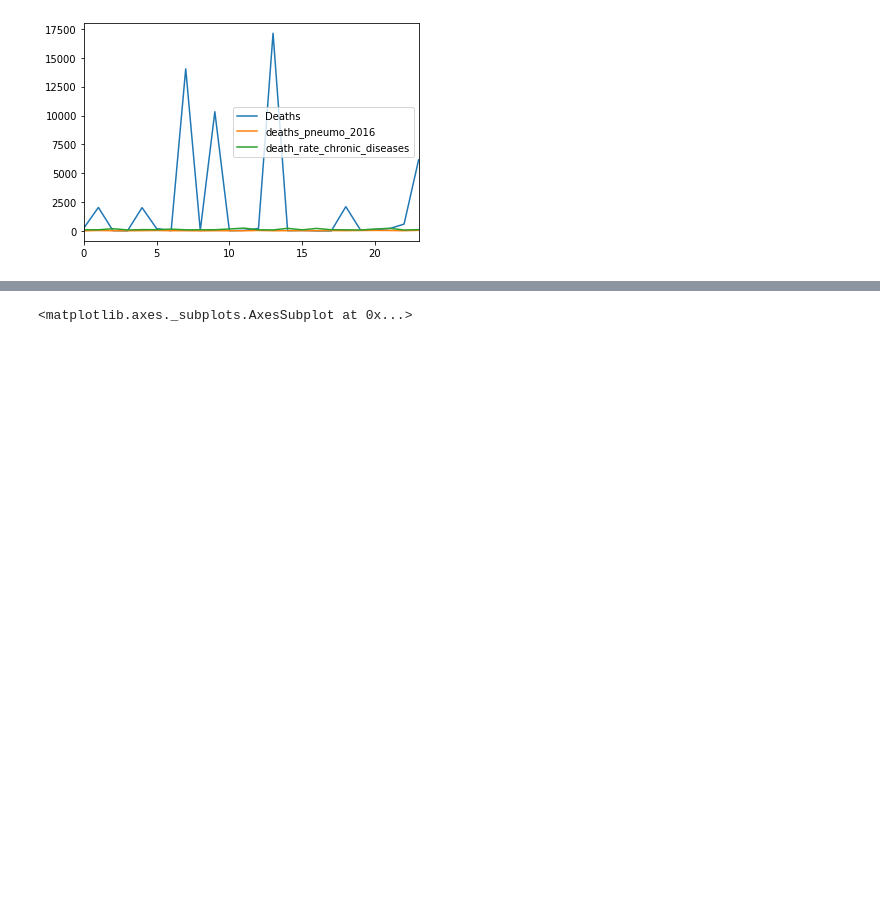
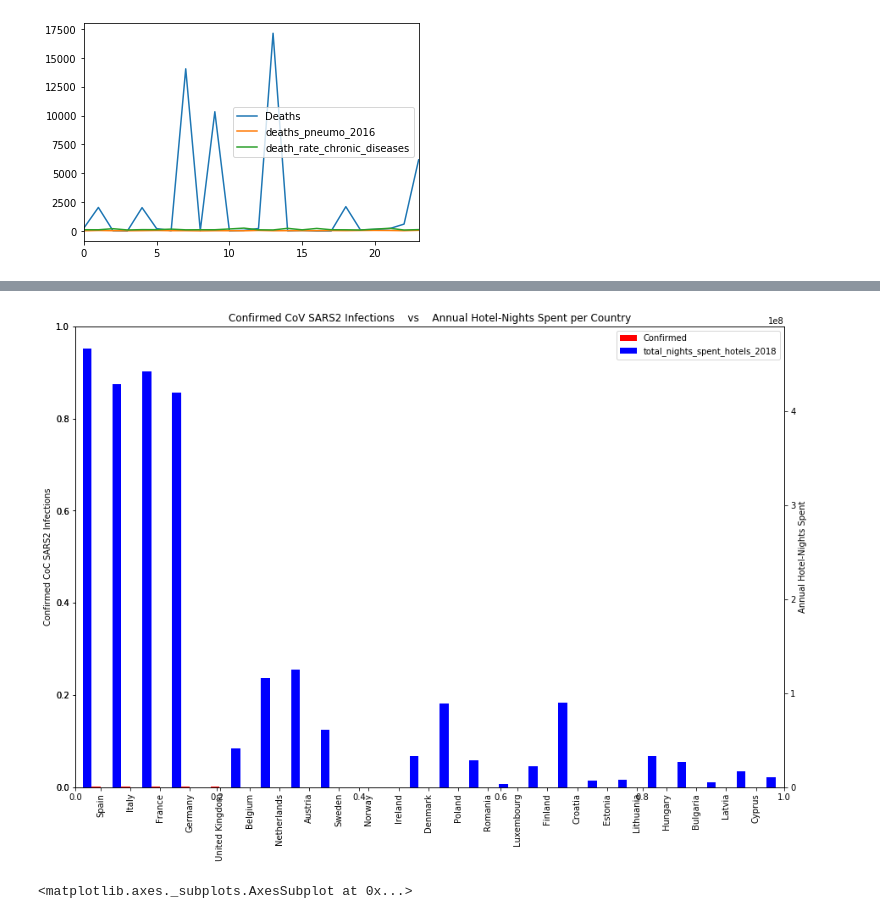
Before and after one commit to BitaNajd/DATA-THIEVES-COVID19, a Jupyter notebook: WiP/Thomas/Tables+Plots.ipynb, the cells around one changed output, grey strips where cells are left out. Saved outputs shown, nothing was run; the diff lists cells and outputs as text; code cells hidden in the pictures; blank space fills up the shorter version.

```diff
--- a/WiP/Thomas/Tables+Plots.ipynb
+++ b/WiP/Thomas/Tables+Plots.ipynb
@@ -25,3 +146,35 @@ df_Eurostat.plot()
+# %%
+df_Eurostat = pd.read_csv("newcovid_confirmd_hotel_pass_percountry.csv")
+df_Eurostat=df_Eurostat.sort_values(by = "Confirmed", axis=0, ascending=False)
+
+fig, ax = plt.subplots(figsize = (15,10))
+#fig = plt.figure() # Create matplotlib figure
+ax = fig.add_subplot(111) # Create matplotlib axes
+ax2 = ax.twinx() # Create another axes that shares the same x-axis as ax.
+#ax3 = ax.twinx() # Create another axes that shares the same x-axis as ax.
+width = 0.3
+df_Eurostat.Confirmed.plot(kind='bar', color='r', ax=ax2, width=width, position=1)
+#df_Eurostat.air_transport_passengers_2018.plot(kind='bar', color='r', ax=ax2, width=width, position=0)
+df_Eurostat.total_nights_spent_hotels_2018.plot(kind='bar', color='b', ax=ax2, width=width, position=2)
+#plt.axhline(label = "Confirmed", linewidth=3, color = 'b', );
+#plt.axhline(label = "total_nights_spent_hotels_2018", linewidth=3, color = 'y', );
+#plt.axhline(label = "air_transport_passengers_2018", linewidth=3, color = 'r', );
+#plt.axhline(y=.5, label = "low: 0.0-0.5", linewidth=1, color = 'r', );
+#plt.axhline(y=1,  ax = ax2, label = "high: 0.8-1", linewidth=1, color = 'g' );
+#plt.axhline(y=.8, ax = ax2, label = "middle: 0.5-0.8", linewidth=1, color = 'b' );
+#plt.axhline(y=.5, ax = ax3, label = "low: 0.0-0.5", linewidth=1, color = 'r' );
+#plt.ylim(0,11)
+ax.set_xticklabels(df_Eurostat.Country, rotation=90)
+ax2.set_xticklabels(df_Eurostat.Country, rotation=90)
+ax.set_ylabel('Confirmed CoC SARS2 Infections')
+ax2.set_ylabel('Annual Hotel-Nights Spent')
+#ax.tick_params(labelrotation=90)
+ax.set_title('Confirmed CoV SARS2 Infections    vs    Annual Hotel-Nights Spent per Country')
+ax.set_frame_on(False)
+plt.legend(loc="upper right");
+plt.savefig("Confirmed CoV SARS2InfectionsvsAnnual Hotel-Nights Spent.png") # save as png
+# %% [output]
+[figure, added]
 # %%
 df_Eurostat = pd.read_csv("newcovid_confirmd_hotel_pass_percountry.csv")
 df_Eurostat.sort_values('Confirmed', ascending=False)
```
Also changed, not shown: parts of 9 cells of this notebook, 41 other files.
